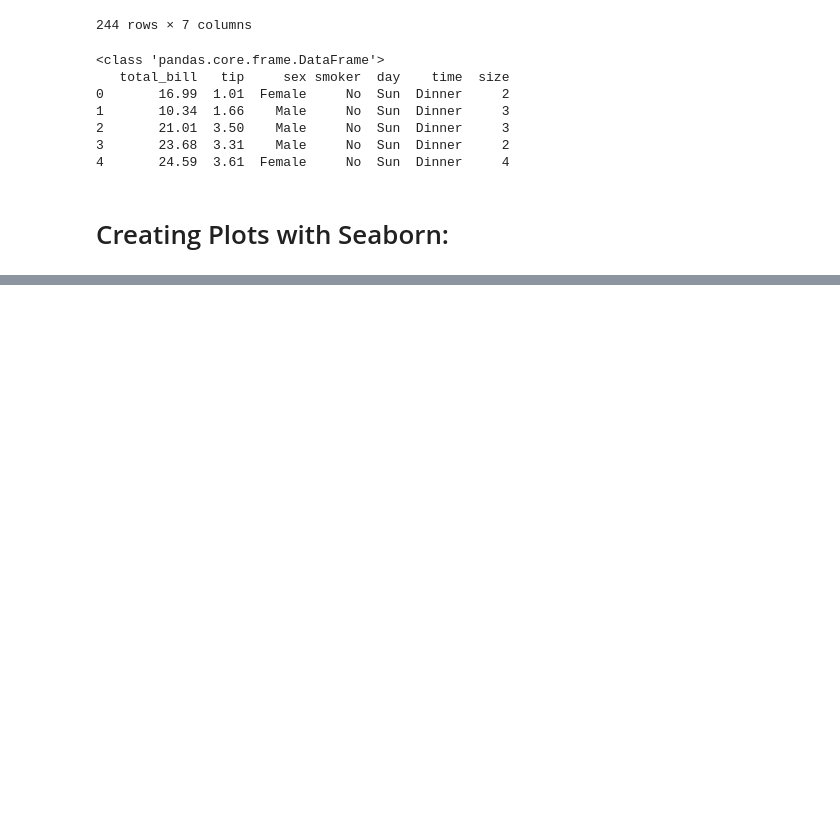
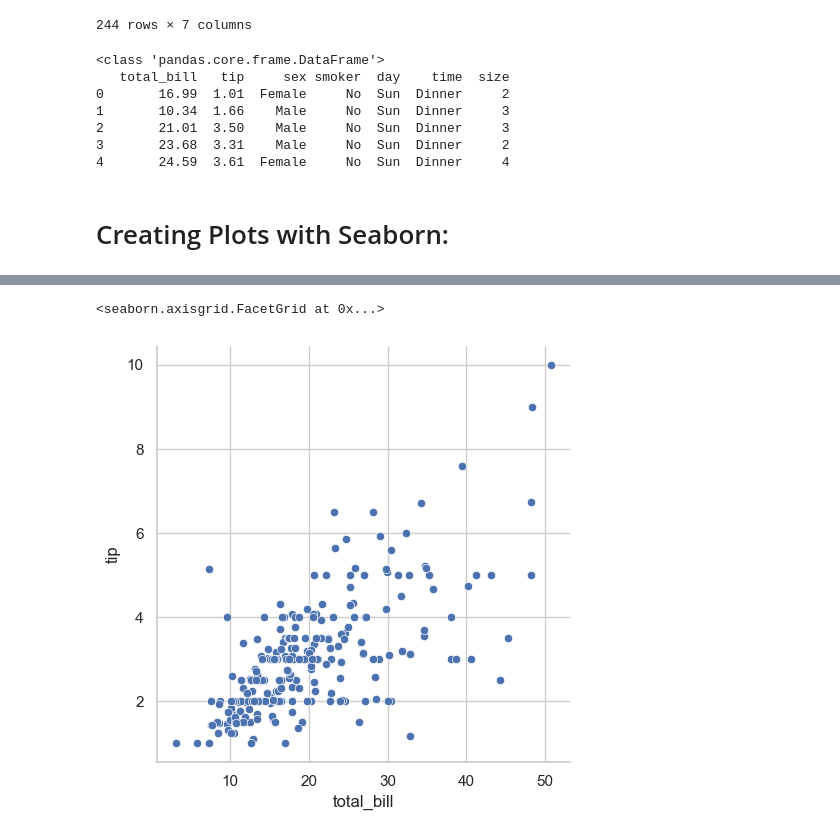
Before and after one commit to SatinderSinghSall/AI-and-Machine-Learning, a Jupyter notebook: 21. Data Visualization - Part 2/Seaborn.ipynb, the cells around one changed output, grey strips where cells are left out. Saved outputs shown, nothing was run; the diff lists cells and outputs as text; code cells hidden in the pictures; blank space fills up the shorter version.

```diff
--- a/21. Data Visualization - Part 2/Seaborn.ipynb
+++ b/21. Data Visualization - Part 2/Seaborn.ipynb
@@ -59,0 +80,11 @@ print(tips.head())
+# %%
+sns.set_theme(style="whitegrid")
+
+sns.relplot(
+    data=tips,
+    x="total_bill",
+    y="tip"
+)
+# %% [output]
+<seaborn.axisgrid.FacetGrid at 0x...>
+[figure, added]
```
Also changed, not shown: parts of 10 cells of this notebook, 1 other file.
